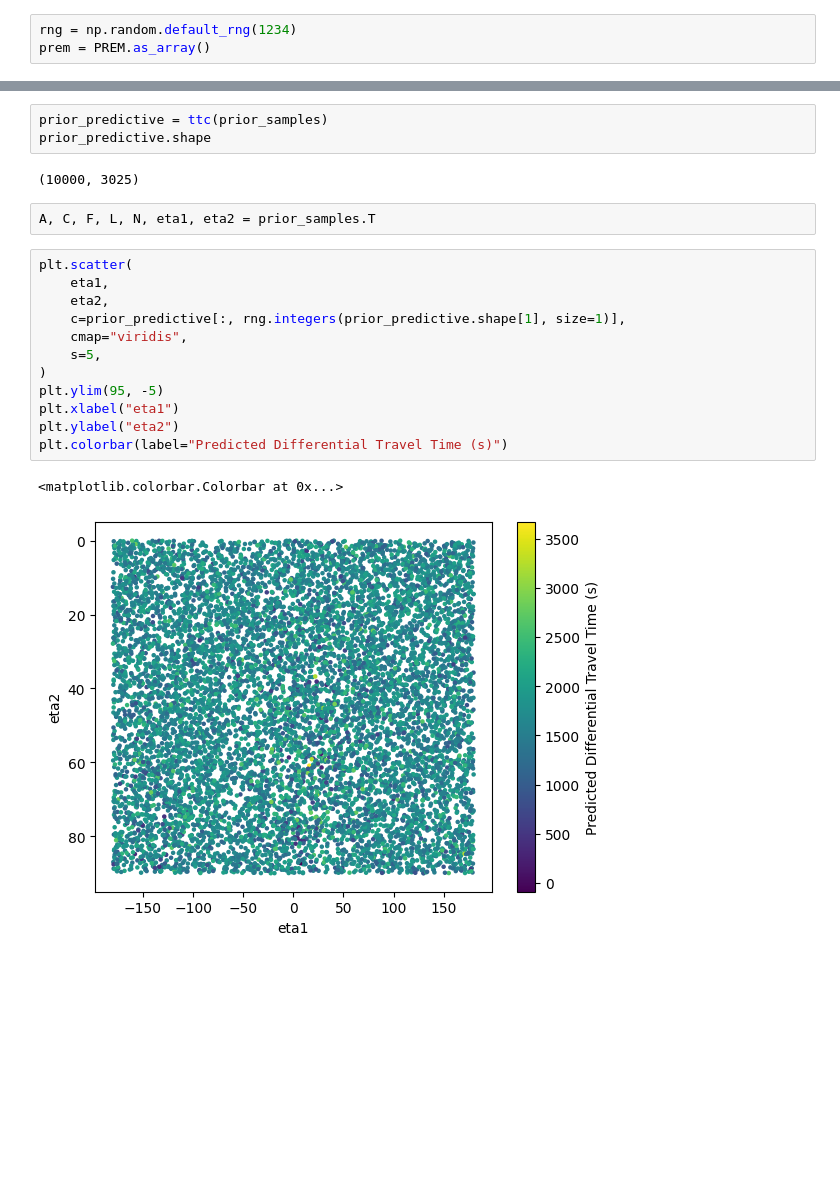
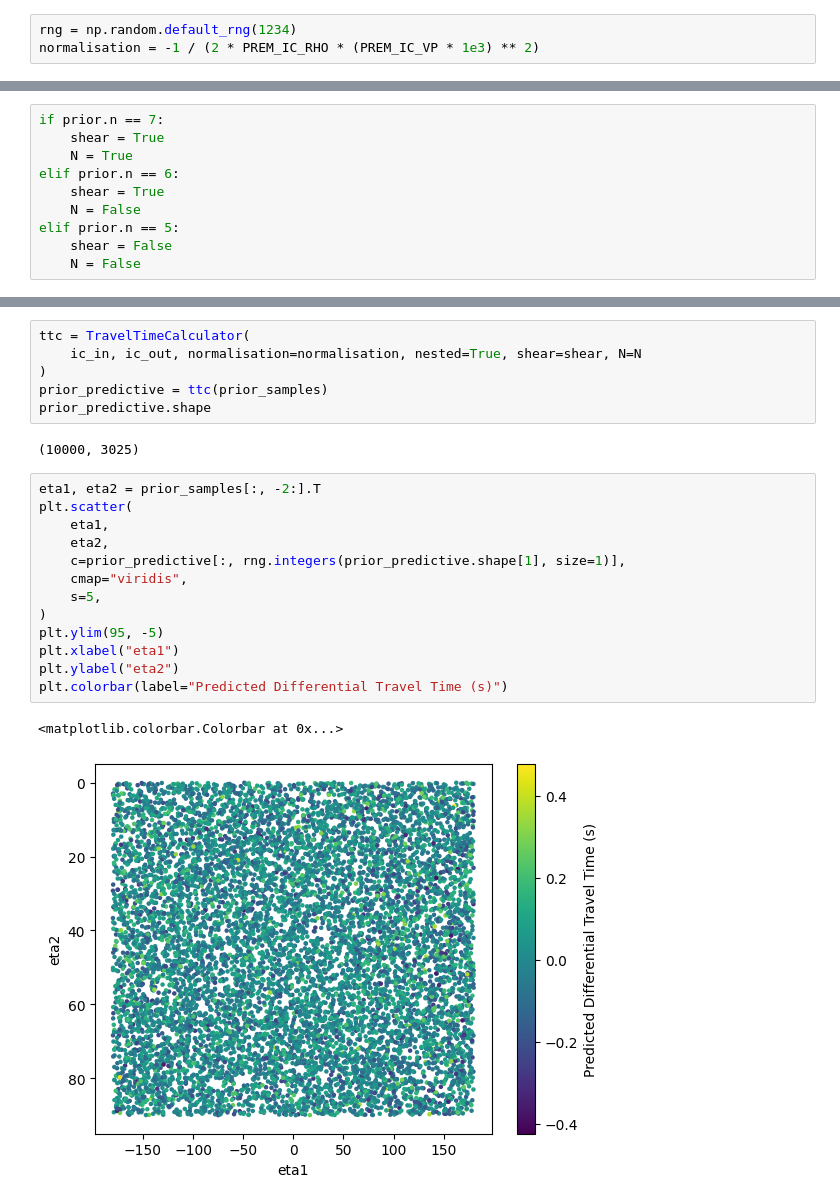
Before and after one commit to auggiemarignier/icanisddr, a Jupyter notebook: experiments/bulkic/notebooks/prior_predictive.ipynb, the cells around one changed output, grey strips where cells are left out. Cells and saved outputs as stored; diff of their text form; blank space fills up the shorter version.

```diff
--- a/experiments/bulkic/notebooks/prior_predictive.ipynb
+++ b/experiments/bulkic/notebooks/prior_predictive.ipynb
@@ -9,12 +9,22 @@ from sampling.priors import CompoundPrior, UniformPrior
 from tti.traveltimes import TravelTimeCalculator
 # %%
 rng = np.random.default_rng(1234)
-prem = PREM.as_array()
+normalisation = -1 / (2 * PREM_IC_RHO * (PREM_IC_VP * 1e3) ** 2)
 # %%
 cfg = load_config("../config.yaml")
 
 prior = CompoundPrior.from_dict(cfg.priors.model_dump())
 prior_samples = prior.sample(10_000, rng)
+# %%
+if prior.n == 7:
+    shear = True
+    N = True
+elif prior.n == 6:
+    shear = True
+    N = False
+elif prior.n == 5:
+    shear = False
+    N = False
 # %%
 truth = TrueBulkICConfig(**cfg.truth.model_dump())
 ic_in, ic_out = create_paths(source_spacing=30.0)
@@ -35,25 +45,27 @@ ttc = TravelTimeCalculator(ic_in, ic_out, reference_love=prem, nested=True, shea
 # %%
+ttc = TravelTimeCalculator(
+    ic_in, ic_out, normalisation=normalisation, nested=True, shear=shear, N=N
+)
 prior_predictive = ttc(prior_samples)
 prior_predictive.shape
 # %% [output]
 (10000, 3025)
-# %%
-A, C, F, L, N, eta1, eta2 = prior_samples.T
 # %%
+eta1, eta2 = prior_samples[:, -2:].T
 plt.scatter(
     eta1,
     eta2,
     c=prior_predictive[:, rng.integers(prior_predictive.shape[1], size=1)],
     cmap="viridis",
     s=5,
 )
 plt.ylim(95, -5)
 plt.xlabel("eta1")
 plt.ylabel("eta2")
 plt.colorbar(label="Predicted Differential Travel Time (s)")
 # %% [output]
 <matplotlib.colorbar.Colorbar at 0x...>
-[figure, old version]
+[figure, new version]
 # %%
 fig, ax = plt.subplots(
     1,
```
Also changed, not shown: parts of 10 cells of this notebook, 1 other file.
